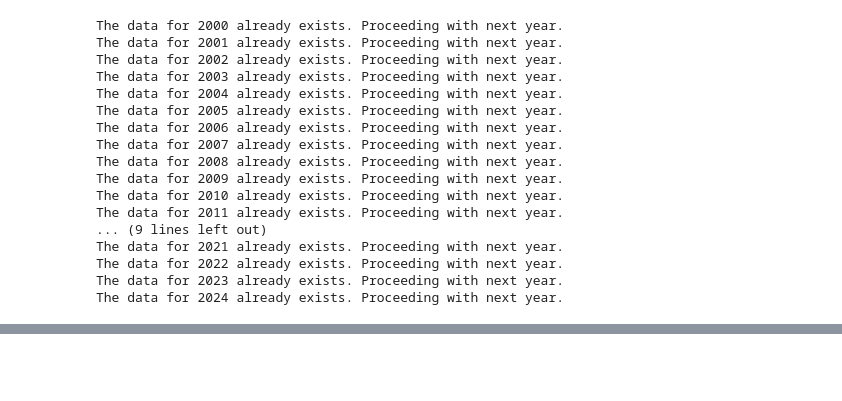
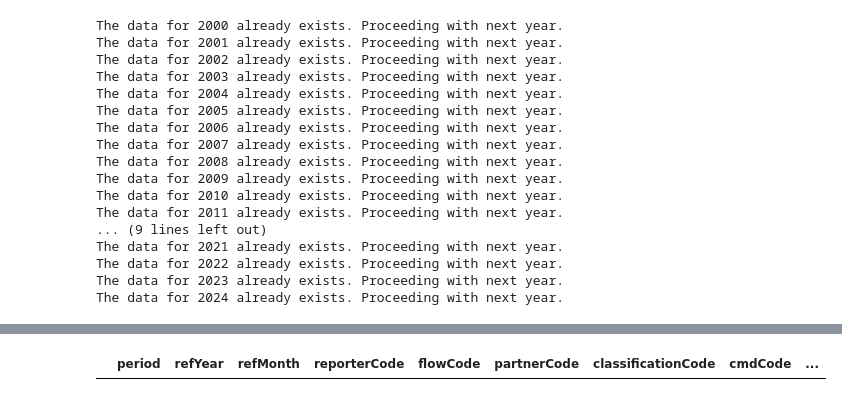
Before and after one commit to ron309/JEM_207-Data_Processing_in_Python_Projecct, a Jupyter notebook: Get_Data+Create_df.ipynb, the cells around one changed output, grey strips where cells are left out. Drawn from its saved outputs; the diff is of its cells as text; code cells hidden in the pictures; blank space fills up the shorter version.

Commit message:
File to download data and save df to parquet.
Last changes: creating second df with years after 2010 and adding types of gas as strings.

```diff
--- a/Get_Data+Create_df.ipynb
+++ b/Get_Data+Create_df.ipynb
@@ -185,3 +225,7 @@ country_codes.set_index('geoAreaCode', inplace=True)
+# %%
+df[~((df.cmdCode == 271111) | (df.cmdCode == 271121))] #there are no mistakes - all trades are assigned to some type of gas
+# %% [output]
+|  | period | refYear | refMonth | reporterCode | flowCode | partnerCode | classificationCode | cmdCode | ... |
 # %%
 df['reporter'] = df.reporterCode.apply(lambda x: country_codes.loc[x]) # adding name of reporters
 df['partner'] = df.partnerCode.apply(lambda x: country_codes.loc[x]) # adding name of partners
```
Also changed, not shown: parts of 13 cells of this notebook.
